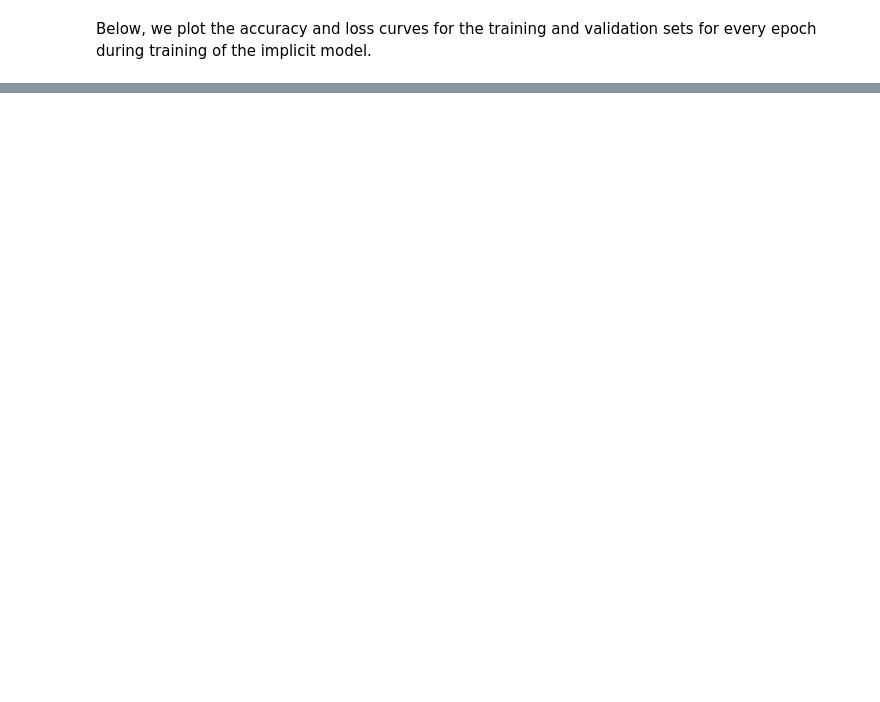
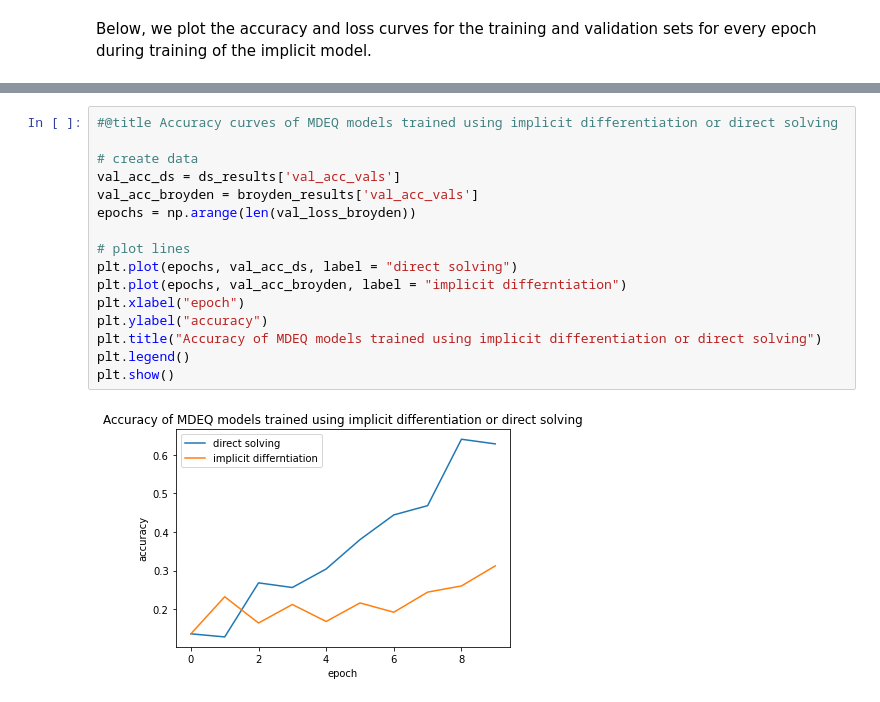
Before and after one commit to adamoyoung/deq-colab, a Jupyter notebook: deq-colab.ipynb, the cells around one changed output, grey strips where cells are left out. Saved outputs shown, nothing was run; the diff lists cells and outputs as text; blank space fills up the shorter version.

```diff
--- a/deq-colab.ipynb
+++ b/deq-colab.ipynb
@@ -1017,0 +1068,18 @@ TRAINING MODE:::non_implicit
+# %%
+#@title Accuracy curves of MDEQ models trained using implicit differentiation or direct solving
+
+# create data
+val_acc_ds = ds_results['val_acc_vals']
+val_acc_broyden = broyden_results['val_acc_vals']
+epochs = np.arange(len(val_loss_broyden))
+
+# plot lines
+plt.plot(epochs, val_acc_ds, label = "direct solving")
+plt.plot(epochs, val_acc_broyden, label = "implicit differntiation")
+plt.xlabel("epoch")
+plt.ylabel("accuracy")
+plt.title("Accuracy of MDEQ models trained using implicit differentiation or direct solving")
+plt.legend()
+plt.show()
+# %% [output]
+[figure, added]
```
Also changed, not shown: parts of 15 cells of this notebook.
